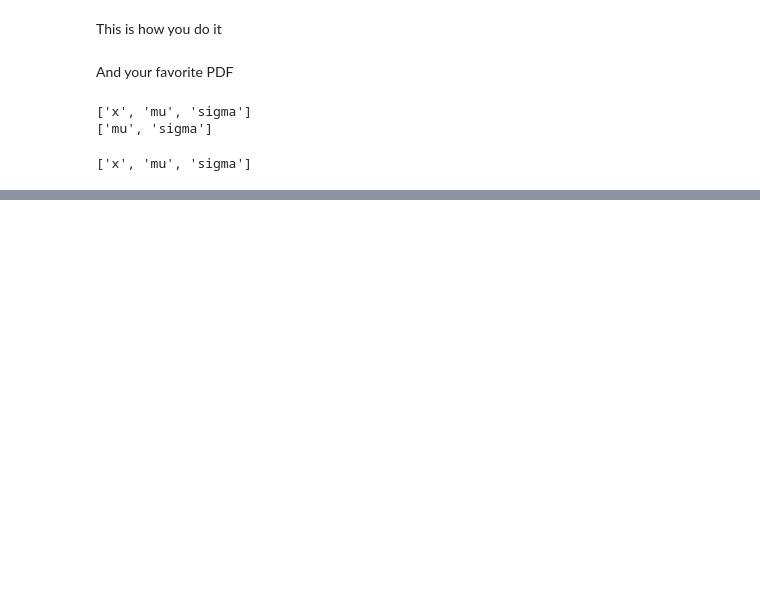
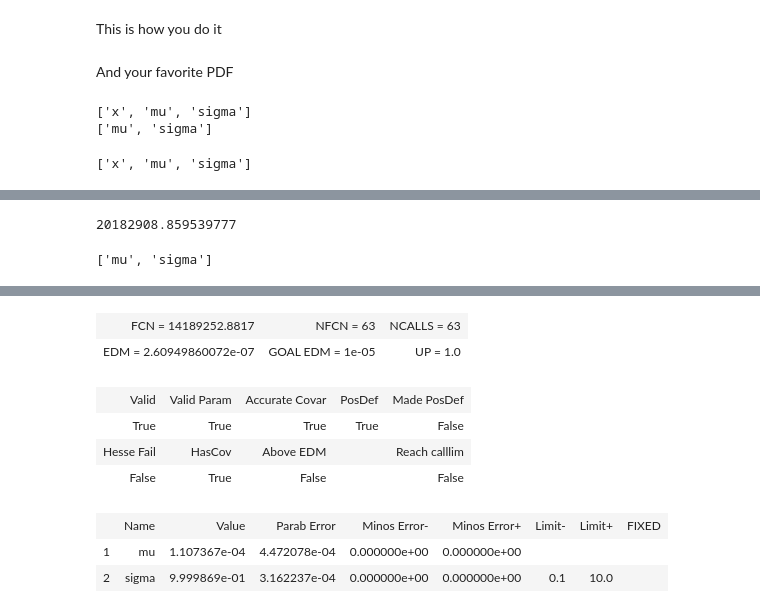
Before and after one commit to scikit-hep/iminuit, a Jupyter notebook: tutorial/hard-core-tutorial.ipynb, the cells around one changed output, grey strips where cells are left out. Cells and saved outputs as stored; diff of their text form; code cells hidden in the pictures; blank space fills up the shorter version.

Commit message:
Add OpenMP parallelization to the turorial. (Also add -fopenmp flag)

```diff
--- a/tutorial/hard-core-tutorial.ipynb
+++ b/tutorial/hard-core-tutorial.ipynb
@@ -267,0 +342,19 @@ legend();
+# %%
+data = randn(1e7)#10 millions
+# %%
+plh = ParallelLogLH(data)
+# %%
+plh.compute(1.5,2.0)
+# %% [output]
+20182908.859539777
+# %%
+describe(plh.compute)
+# %% [output]
+['mu', 'sigma']
+# %%
+m=Minuit(plh.compute,mu=1.5, sigma=2.5, error_mu=0.1,
+    error_sigma=0.1, limit_sigma=(0.1,10.0))
+# %%
+%%timeit -n1 -r1
+m.migrad()
+# %% [output]
@@ -267,0 +362,9 @@ legend();
+| FCN = 14189252.8817 | NFCN = 63 | NCALLS = 63 |
+| EDM = 2.60949860072e-07 | GOAL EDM = 1e-05 | UP = 1.0 |
+| Valid | Valid Param | Accurate Covar | PosDef | Made PosDef |
+| True | True | True | True | False |
+| Hesse Fail | HasCov | Above EDM |  | Reach calllim |
+| False | True | False |  | False |
+|  | Name | Value | Parab Error | Minos Error- | Minos Error+ | Limit- | Limit+ | FIXED |
+| 1 | mu | 1.107367e-04 | 4.472078e-04 | 0.000000e+00 | 0.000000e+00 |  |  |  |
+| 2 | sigma | 9.999869e-01 | 3.162237e-04 | 0.000000e+00 | 0.000000e+00 | 0.1 | 10.0 |  |
```
Also changed, not shown: parts of 12 cells of this notebook, 5 other files.
